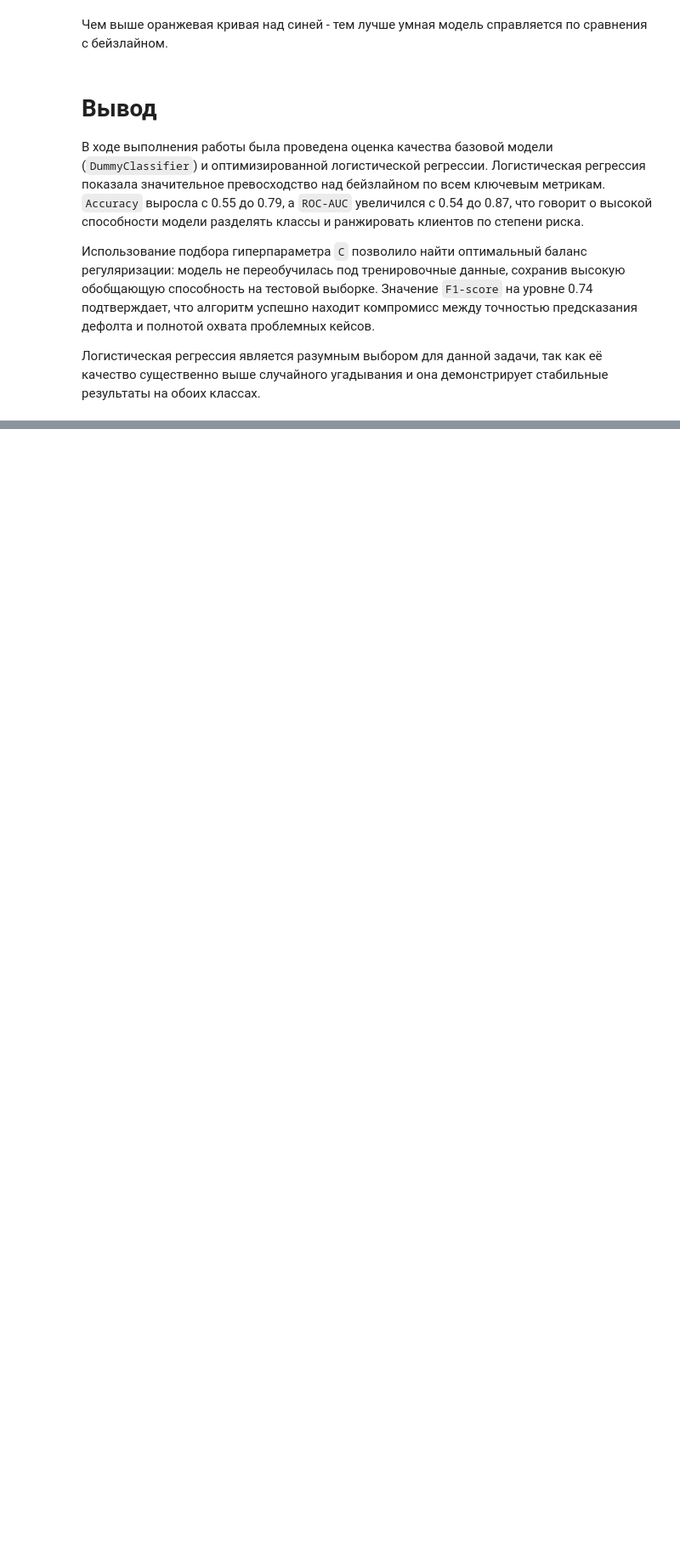
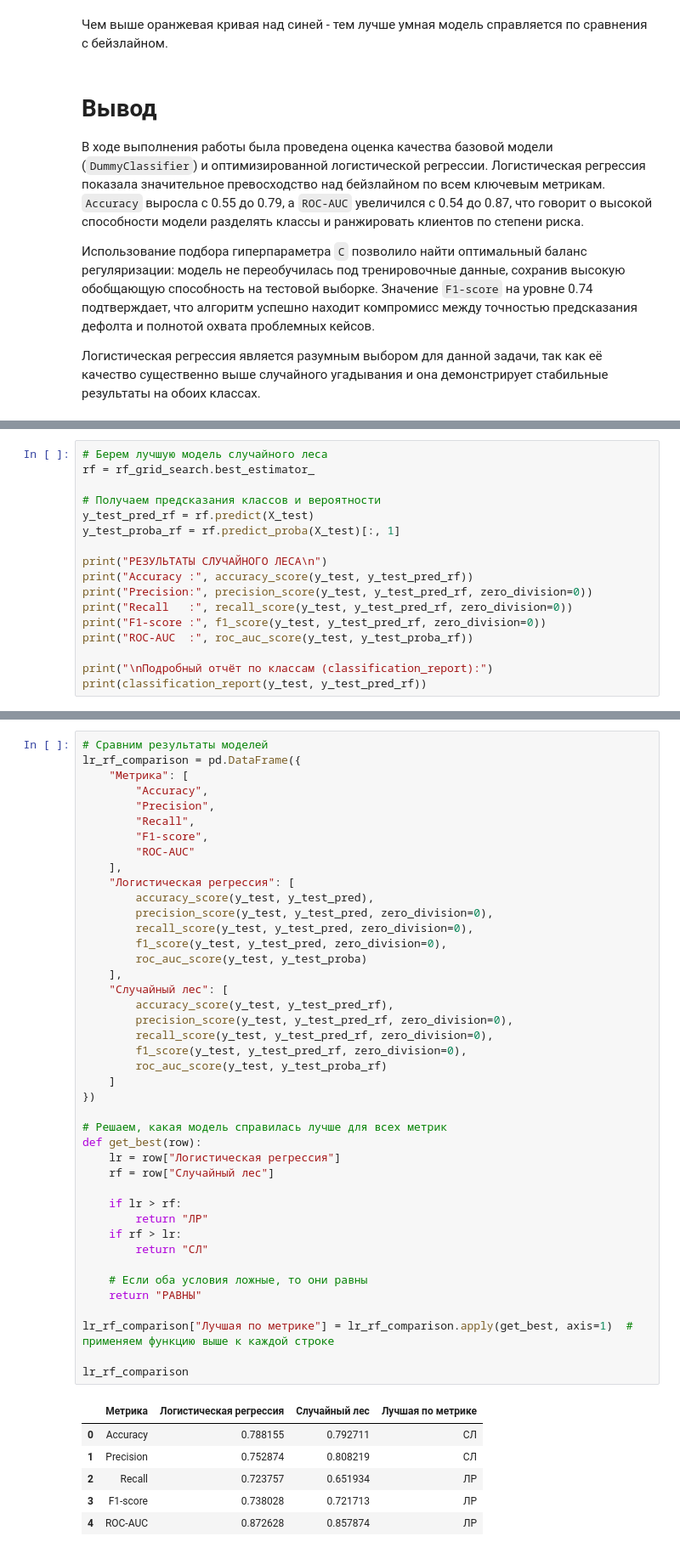
Before and after one commit to SaTr0V/AI_Engineering_Course, a Jupyter notebook: homeworks/HW05/HW05.ipynb, the cells around one changed output, grey strips where cells are left out. Shown at 85% size. Saved outputs shown, nothing was run; the diff lists cells and outputs as text; blank space fills up the shorter version.

```diff
--- a/homeworks/HW05/HW05.ipynb
+++ b/homeworks/HW05/HW05.ipynb
@@ -492,0 +561,17 @@ plt.show()
+# %%
+# Берем лучшую модель случайного леса
+rf = rf_grid_search.best_estimator_
+
+# Получаем предсказания классов и вероятности
+y_test_pred_rf = rf.predict(X_test)
+y_test_proba_rf = rf.predict_proba(X_test)[:, 1]
+
+print("РЕЗУЛЬТАТЫ СЛУЧАЙНОГО ЛЕСА\n")
+print("Accuracy :", accuracy_score(y_test, y_test_pred_rf))
+print("Precision:", precision_score(y_test, y_test_pred_rf, zero_division=0))
+print("Recall   :", recall_score(y_test, y_test_pred_rf, zero_division=0))
+print("F1-score :", f1_score(y_test, y_test_pred_rf, zero_division=0))
+print("ROC-AUC  :", roc_auc_score(y_test, y_test_proba_rf))
+
+print("\nПодробный отчёт по классам (classification_report):")
+print(classification_report(y_test, y_test_pred_rf))
@@ -492,0 +596,49 @@ plt.show()
+# %%
+# Сравним результаты моделей
+lr_rf_comparison = pd.DataFrame({
+    "Метрика": [
+        "Accuracy",
+        "Precision",
+        "Recall",
+        "F1-score",
+        "ROC-AUC"
+    ],
+    "Логистическая регрессия": [
+        accuracy_score(y_test, y_test_pred),
+        precision_score(y_test, y_test_pred, zero_division=0),
+        recall_score(y_test, y_test_pred, zero_division=0),
+        f1_score(y_test, y_test_pred, zero_division=0),
+        roc_auc_score(y_test, y_test_proba)
+    ],
+    "Случайный лес": [
+        accuracy_score(y_test, y_test_pred_rf),
+        precision_score(y_test, y_test_pred_rf, zero_division=0),
+        recall_score(y_test, y_test_pred_rf, zero_division=0),
+        f1_score(y_test, y_test_pred_rf, zero_division=0),
+        roc_auc_score(y_test, y_test_proba_rf)
+    ]
+})
+
+# Решаем, какая модель справилась лучше для всех метрик
+def get_best(row):
+    lr = row["Логистическая регрессия"]
+    rf = row["Случайный лес"]
+
+    if lr > rf:
+        return "ЛР"
+    if rf > lr:
+        return "СЛ"
+
+    # Если оба условия ложные, то они равны
+    return "РАВНЫ"
+
+lr_rf_comparison["Лучшая по метрике"] = lr_rf_comparison.apply(get_best, axis=1)  # применяем функцию выше к каждой строке
+
+lr_rf_comparison
+# %% [output]
+|  | Метрика | Логистическая регрессия | Случайный лес | Лучшая по метрике |
+| 0 | Accuracy | 0.788155 | 0.792711 | СЛ |
+| 1 | Precision | 0.752874 | 0.808219 | СЛ |
+| 2 | Recall | 0.723757 | 0.651934 | ЛР |
+| 3 | F1-score | 0.738028 | 0.721713 | ЛР |
+| 4 | ROC-AUC | 0.872628 | 0.857874 | ЛР |
```
Also changed, not shown: parts of 10 cells of this notebook.
